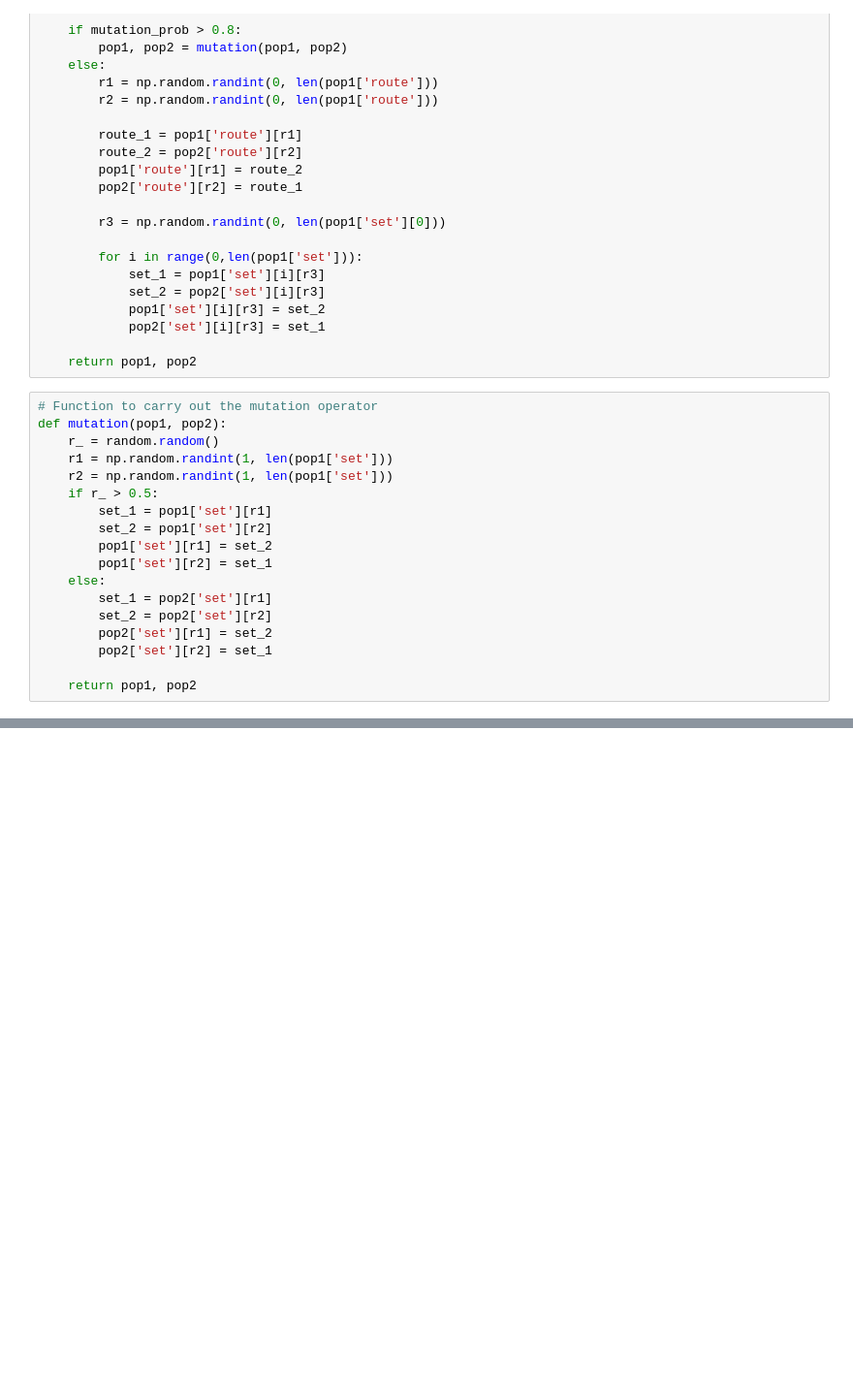
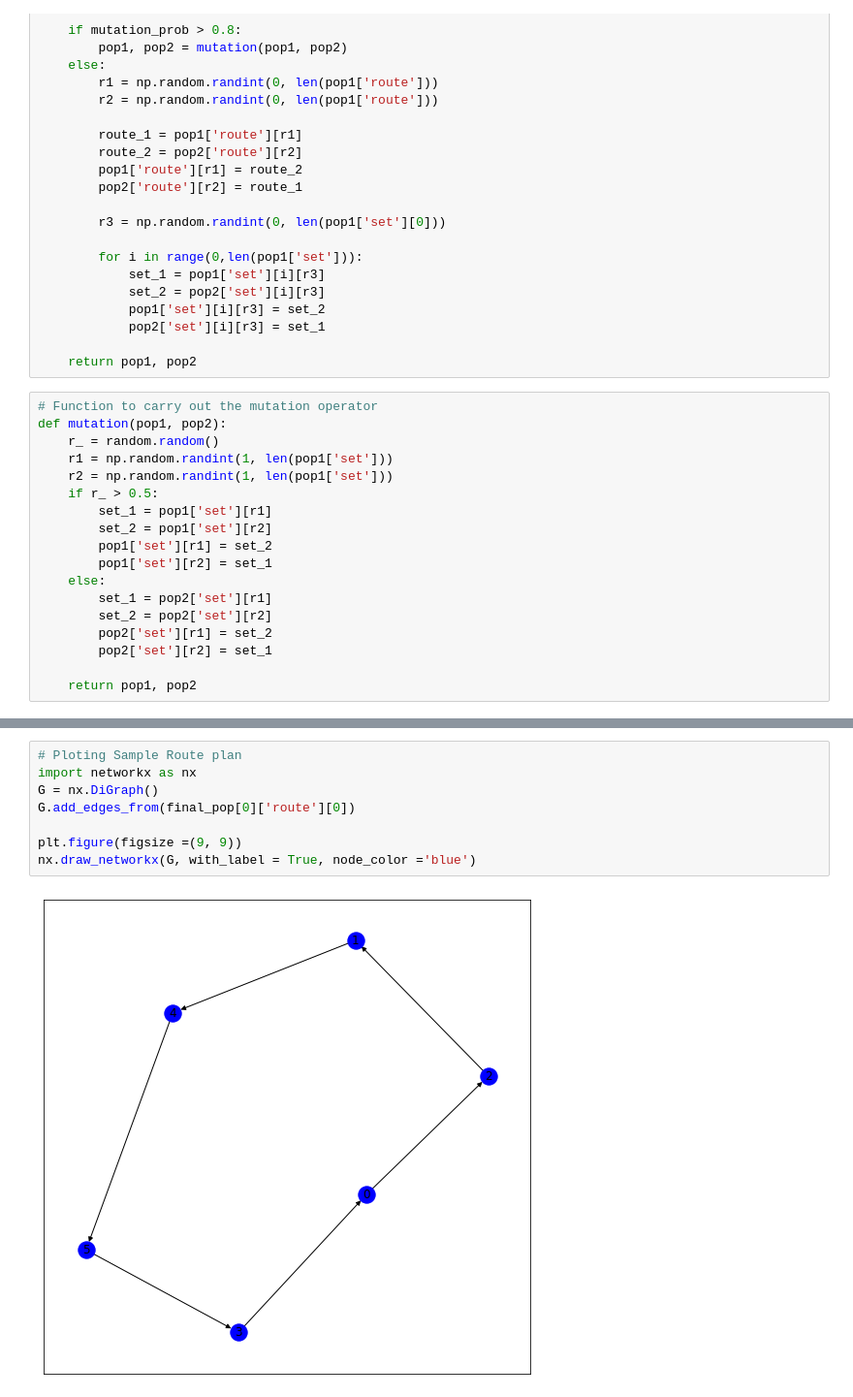
Before and after one commit to selfDiscipline/3L-SDVR, a Jupyter notebook: 3L-SDVR.ipynb, the cells around one changed output, grey strips where cells are left out. Shown: that part at 97% size. Drawn from its saved outputs; the diff is of its cells as text; blank space fills up the shorter version.

```diff
--- a/3L-SDVR.ipynb
+++ b/3L-SDVR.ipynb
@@ -608,0 +677,10 @@ plt.show()
+# %%
+# Ploting Sample Route plan
+import networkx as nx
+G = nx.DiGraph()
+G.add_edges_from(final_pop[0]['route'][0])
+
+plt.figure(figsize =(9, 9))
+nx.draw_networkx(G, with_label = True, node_color ='blue')
+# %% [output]
+[figure, added]
```
Also changed, not shown: parts of 17 cells of this notebook.
